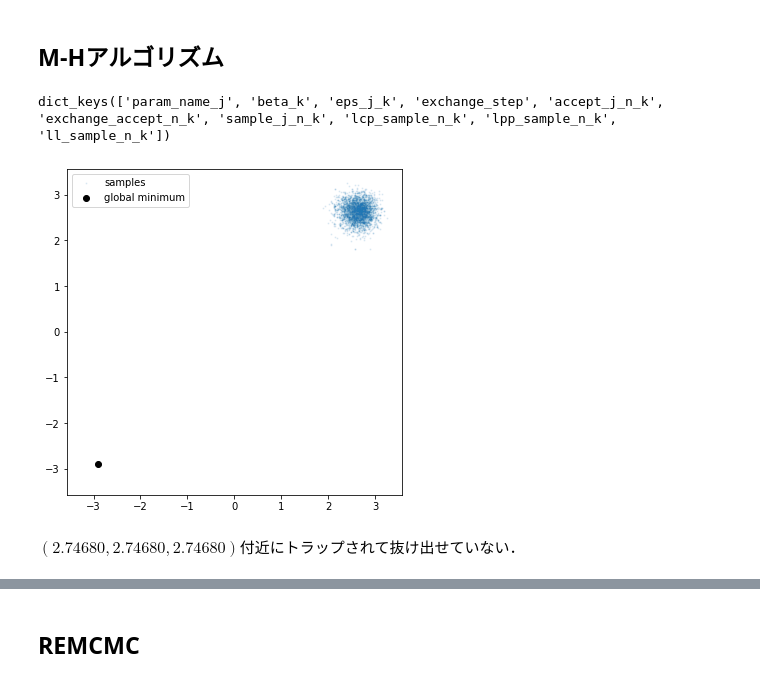
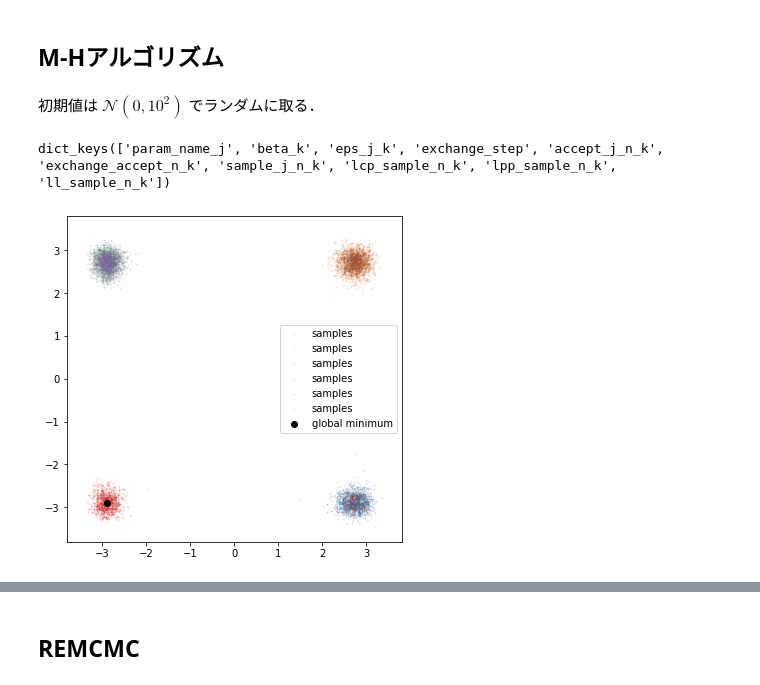
Before and after one commit to Y-Saki26/remcmc, a Jupyter notebook: benchmark/REMCMC_benchmark.ipynb, the cells around one changed output, grey strips where cells are left out. Drawn from its saved outputs; the diff is of its cells as text; code cells hidden in the pictures.

```diff
--- a/benchmark/REMCMC_benchmark.ipynb
+++ b/benchmark/REMCMC_benchmark.ipynb
@@ -24,9 +49,9 @@ import matplotlib.pyplot as plt
 # %% [markdown]
 ## M-Hアルゴリズム
+# %% [markdown]
+初期値は $\mathcal{N}(0,10^2)$ でランダムに取る．
 # %%
-with open(glob.glob("test_mhmcmc_*.bin")[0], mode="rb") as file:
-    data = pickle.load(file)
+data_s = []
+for file_name in glob.glob("test_mhmcmc_*.bin"):
+    with open(file_name, mode="rb") as file:
+        data_s += [pickle.load(file)]
-# %%
-data.keys()
-# %% [output]
-dict_keys(['param_name_j', 'beta_k', 'eps_j_k', 'exchange_step', 'accept_j_n_k', 'exchange_accept_n_k', 'sample_j_n_k', 'lcp_sample_n_k', 'lpp_sample_n_k', 'll_sample_n_k'])
@@ -35,20 +58,26 @@ sample_j_n_k = np.array(data["sample_j_n_k"])
+# %%
+data_s[0].keys()
+# %% [output]
+dict_keys(['param_name_j', 'beta_k', 'eps_j_k', 'exchange_step', 'accept_j_n_k', 'exchange_accept_n_k', 'sample_j_n_k', 'lcp_sample_n_k', 'lpp_sample_n_k', 'll_sample_n_k'])
+# %%
+n_chain = len(data_s)
+sample_j_n_k_c = np.array([data_s[chain]["sample_j_n_k"] for chain in range(n_chain)])
 # %%
-burnin = 100
+burnin = 5000
 skip = 3
 # %%
 plt.figure(figsize=(6,6))
-plt.scatter(
-    sample_j_n_k[0, burnin::skip, 0],
-    sample_j_n_k[0, burnin::skip, 1],
-    s=1, alpha=0.1, label="samples"
-)
+for chain in range(n_chain):
+    plt.scatter(
+        sample_j_n_k_c[chain, 0, burnin::skip, 0],
+        sample_j_n_k_c[chain, 0, burnin::skip, 1],
+        s=1, alpha=0.1, label="samples"
+    )
 plt.scatter([-2.903534], [-2.903534], c="k", label="global minimum")
 lim = abs(np.array([*plt.xlim(), *plt.ylim()])).max()
 plt.xlim(-lim, lim)
 plt.ylim(-lim, lim)
 plt.legend()
 plt.show()
 # %% [output]
-[figure, old version]
+[figure, new version]
-# %% [markdown]
-$(2.74680, 2.74680, 2.74680)$付近にトラップされて抜け出せていない．
```
Also changed, not shown: parts of 25 cells of this notebook, 2 other files.
